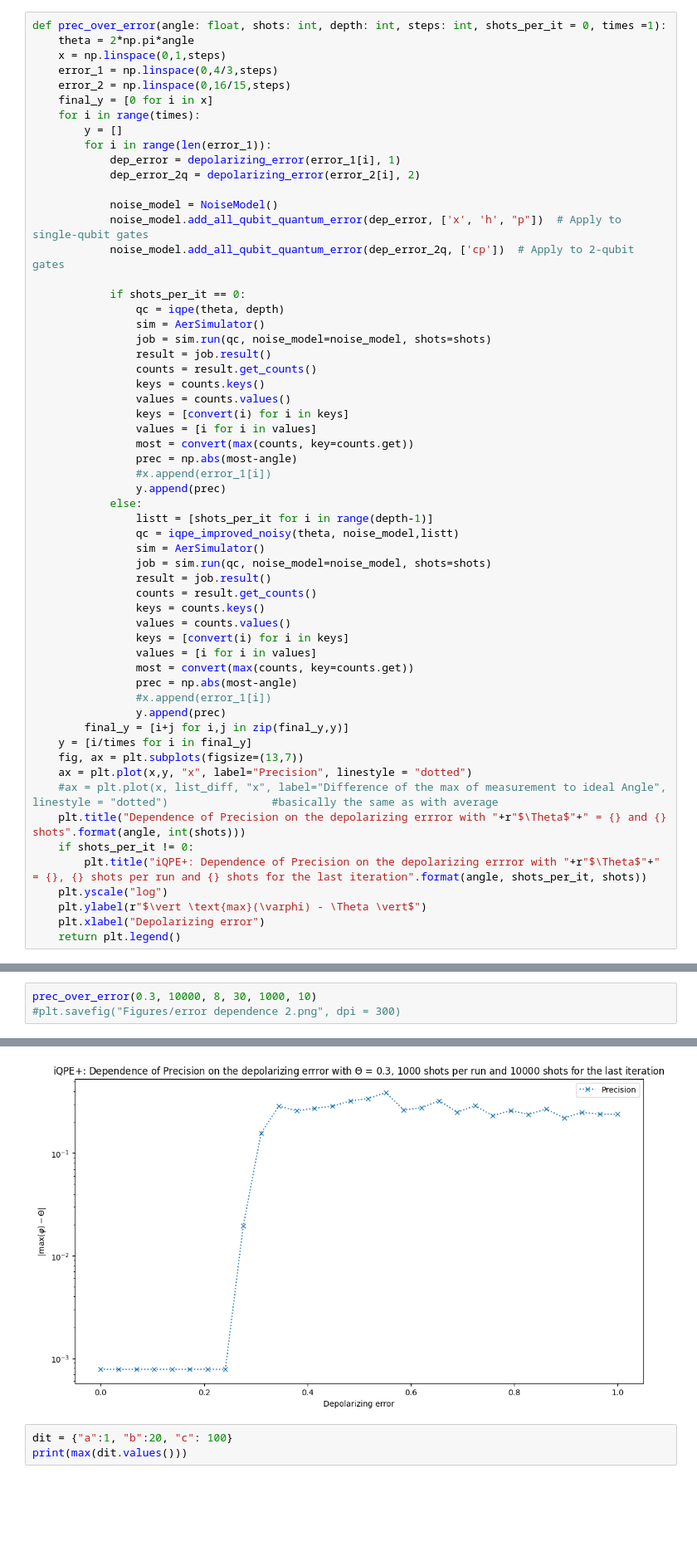
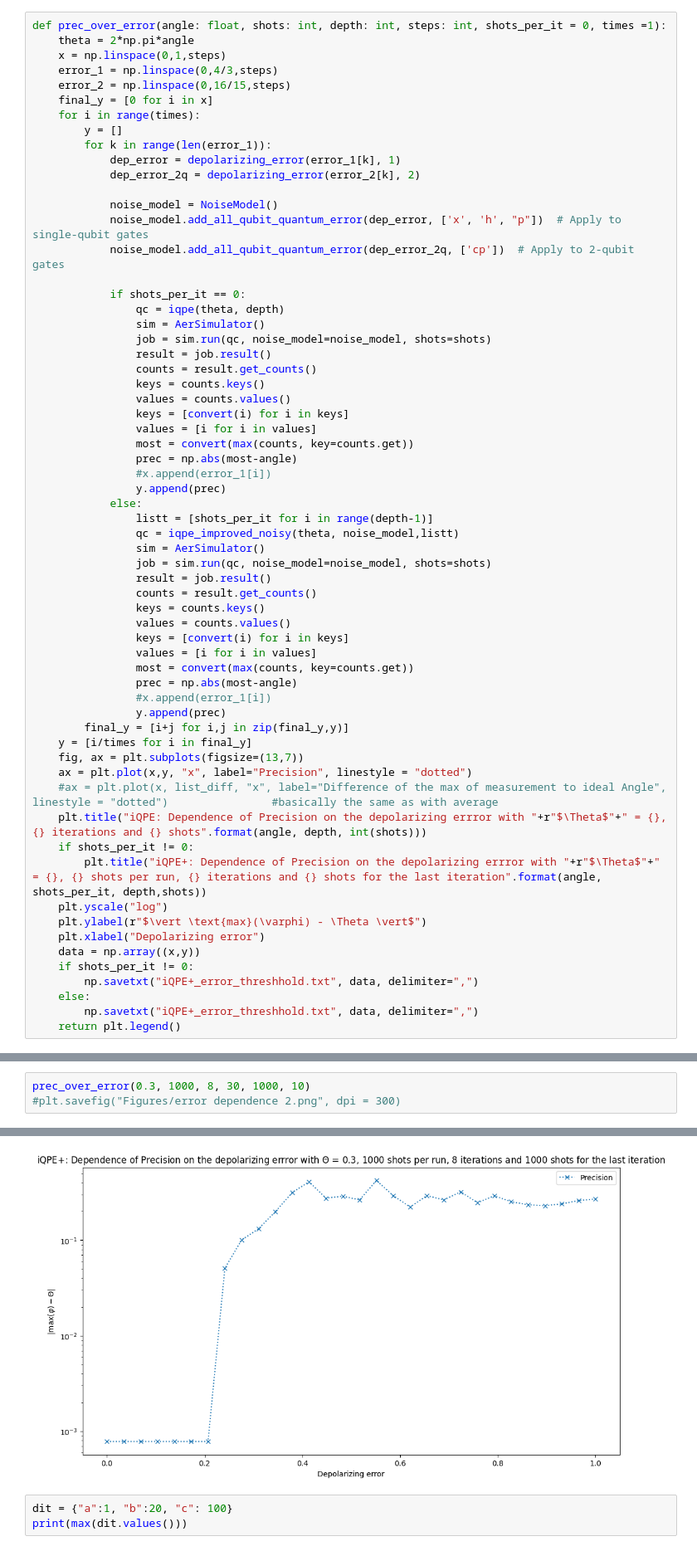
Before and after one commit to RicemanBoy/qc_researchproject, a Jupyter notebook: Depolarizing error.ipynb, the cells around one changed output, grey strips where cells are left out. Shown at 83% size. Saved outputs shown, nothing was run; the diff lists cells and outputs as text; blank space fills up the shorter version.

```diff
--- a/Depolarizing error.ipynb
+++ b/Depolarizing error.ipynb
@@ -880,9 +880,9 @@ def prec_over_error(angle: float, shots: int, depth: int, steps: int, shots_per_
     final_y = [0 for i in x]
     for i in range(times):
         y = []
-        for i in range(len(error_1)):
-            dep_error = depolarizing_error(error_1[i], 1)
-            dep_error_2q = depolarizing_error(error_2[i], 2)
+        for k in range(len(error_1)):
+            dep_error = depolarizing_error(error_1[k], 1)
+            dep_error_2q = depolarizing_error(error_2[k], 2)
 
             noise_model = NoiseModel()
             noise_model.add_all_qubit_quantum_error(dep_error, ['x', 'h', "p"])  # Apply to single-qubit gates
@@ -922,11 +922,16 @@ def prec_over_error(angle: float, shots: int, depth: int, steps: int, shots_per_
     fig, ax = plt.subplots(figsize=(13,7))
     ax = plt.plot(x,y, "x", label="Precision", linestyle = "dotted")
     #ax = plt.plot(x, list_diff, "x", label="Difference of the max of measurement to ideal Angle", linestyle = "dotted")                #basically the same as with average
-    plt.title("Dependence of Precision on the depolarizing errror with "+r"$\Theta$"+" = {} and {} shots".format(angle, int(shots)))
+    plt.title("iQPE: Dependence of Precision on the depolarizing errror with "+r"$\Theta$"+" = {}, {} iterations and {} shots".format(angle, depth, int(shots)))
     if shots_per_it != 0:
-        plt.title("iQPE+: Dependence of Precision on the depolarizing errror with "+r"$\Theta$"+" = {}, {} shots per run and {} shots for the last iteration".format(angle, shots_per_it, shots))
+        plt.title("iQPE+: Dependence of Precision on the depolarizing errror with "+r"$\Theta$"+" = {}, {} shots per run, {} iterations and {} shots for the last iteration".format(angle, shots_per_it, depth,shots))
     plt.yscale("log")
     plt.ylabel(r"$\vert \text{max}(\varphi) - \Theta \vert$")
     plt.xlabel("Depolarizing error")
+    data = np.array((x,y))
+    if shots_per_it != 0:
+        np.savetxt("iQPE+_error_threshhold.txt", data, delimiter=",")
+    else:
+        np.savetxt("iQPE+_error_threshhold.txt", data, delimiter=",")
     return plt.legend()
 # %%
@@ -939,9 +943,9 @@ prec_over_error(0.3, 10000, 8, 30, 0, 10)
 # %%
-prec_over_error(0.3, 10000, 8, 30, 1000, 10)
+prec_over_error(0.3, 1000, 8, 30, 1000, 10)
 #plt.savefig("Figures/error dependence 2.png", dpi = 300)
 # %% [output]
 <matplotlib.legend.Legend at 0x...>
-[figure, old version]
+[figure, new version]
 # %%
 dit = {"a":1, "b":20, "c": 100}
 print(max(dit.values()))
```
Also changed, not shown: parts of 1 cell of this notebook, 4 other files.
